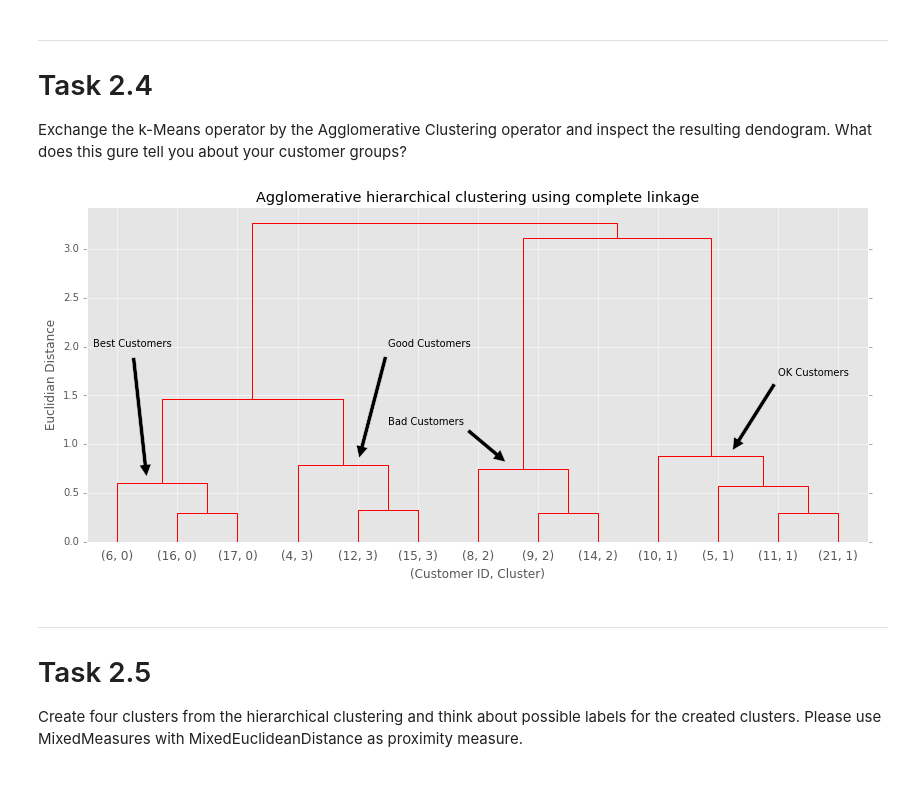
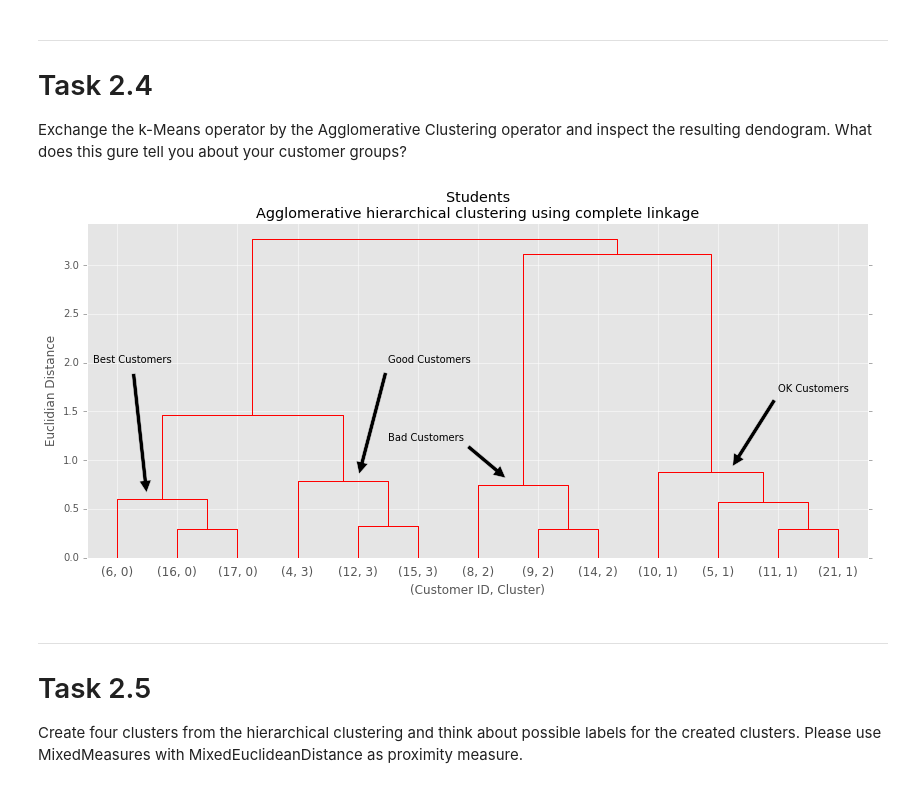
Before and after one commit to jgoerner/DataMining, a Jupyter notebook: notebooks/0.1-jg-readingguide-2.ipynb, the cells around one changed output. Saved outputs shown, nothing was run; the diff lists cells and outputs as text; code cells hidden in the pictures.

```diff
--- a/notebooks/0.1-jg-readingguide-2.ipynb
+++ b/notebooks/0.1-jg-readingguide-2.ipynb
@@ -183,25 +189,25 @@ Exchange the k-Means operator by the Agglomerative Clustering operator and inspe
 # %%
 # Compute clusters by using complete linkage
 row_clusters = linkage(dt_customer_bought_returned_scaled, method="complete")
 
 # Draw dendogram
 ## cosmetics
 labels = list(zip(dt_customer_labeled.index.values, dt_customer_labeled["km4Label"].values))
 plt.rcParams["figure.figsize"] = [14, 6]
 plt.ylabel("Euclidian Distance")
 plt.xlabel("(Customer ID, Cluster)")
-plt.title("Agglomerative hierarchical clustering using complete linkage")
+plt.title("Students\nAgglomerative hierarchical clustering using complete linkage")
 ## basic dendrogram
 set_link_color_palette(["red"])
 row_dendr = dendrogram(row_clusters, labels=labels, color_threshold=np.inf)
 ## annotations
 plt.annotate("Best Customers", xy=(10,.6), xytext=(1,2), arrowprops=dict(facecolor='black', shrink=0.05))
 plt.annotate("Good Customers", xy=(45,.8), xytext=(50,2), arrowprops=dict(facecolor='black', shrink=0.05))
 plt.annotate("Bad Customers", xy=(70,.8), xytext=(50,1.2), arrowprops=dict(facecolor='black', shrink=0.05))
 plt.annotate("OK Customers", xy=(107,.9), xytext=(115,1.7), arrowprops=dict(facecolor='black', shrink=0.05))
 plt.show()
 # %% [output]
-[figure, old version]
+[figure, new version]
 # %% [markdown]
 ---
 # Task 2.5
```
Also changed, not shown: parts of 17 cells of this notebook, 1 other file.
